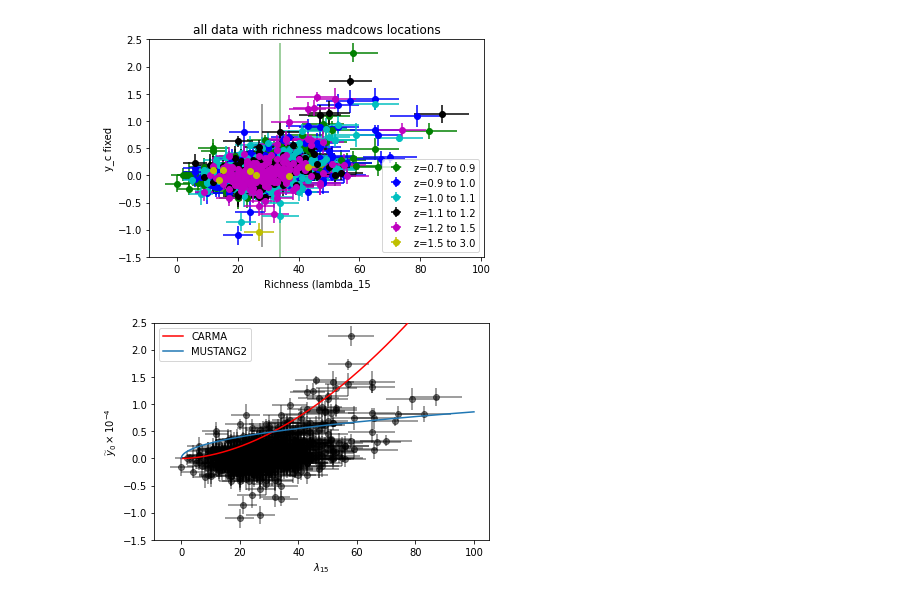
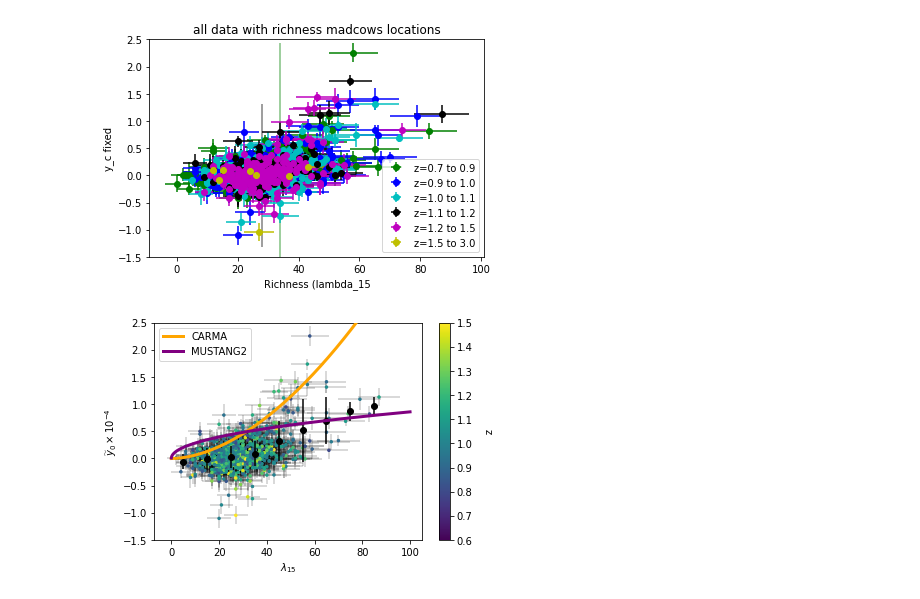
Before and after one commit to Sulla2012/madcowsclusters, a Jupyter notebook: fig6.ipynb, the cells around one changed output. Drawn from its saved outputs; the diff is of its cells as text; code cells hidden in the pictures.

```diff
--- a/fig6.ipynb
+++ b/fig6.ipynb
@@ -138,37 +138,62 @@ mass_from_richness = lambda x: 10.**(alpha*np.log10(x)+beta)
 a2=0.44 #+0.77-0.70
 b2=-0.35 #+1.19-1.31
 mass_from_richness2 = lambda x: 10.**(a2*np.log10(x)+b2)
 
 
 f=plt.figure()
 
 #print(mass_from_richness(x0))
 
 plt.ylim(-1.5, 2.5)
 rl=[0.1,0.7,0.9,1.0,1.1,1.2,1.5,3.]
 yz=np.zeros(len(rl)-1)
 yzw=np.zeros(len(rl)-1)
 n=np.zeros(len(rl)-1)
 colours=['r','g','b','c','k','m','y','p']
 #for rr in range(len(rl)-1) : #first plot the points with large y_c errors
 #    gi_rich2=np.where((richness < 5e4) & (act[1].data[:]['fixed_err_y_c'] > 0.75) & (mc_z > rl[rr]) & (mc_z <= rl[rr+1])  )[0]
 #    if gi_rich2.shape[0] > 0 : plt.errorbar(richness[gi_rich2],act[1].data[gi_rich2]['fixed_y_c'],xerr=richness_e[gi_rich2],yerr=act[1].data[gi_rich2]['fixed_err_y_c'],fmt='o',color=colours[rr],alpha=0.5)
+#print(mc_z)
+
+"""
 for rr in range(len(rl)-1) :
     gi_rich1=np.where((richness < 5e4) & (np.abs(act[1].data[:]['fixed_err_y_c']) <= 0.75) & (mc_z > rl[rr]) & (mc_z <= rl[rr+1]))[0]
     #plt.plot(richness[gi_rich],act[1].data[gi_rich]['fixed_y_c'],'ok')
-    if gi_rich1.shape[0] > 0 : plt.errorbar(richness[gi_rich1],act[1].data[gi_rich1]['fixed_y_c'],xerr=richness_e[gi_rich1],yerr=np.abs(act[1].data[gi_rich1]['fixed_err_y_c']),fmt='o', alpha = 0.5, color = 'black')#,color=colours[rr])#,label='z={} to {}'.format(rl[rr],rl[rr+1]))
+    if gi_rich1.shape[0] > 0 :
+        plt.scatter(richness[gi_rich1], act[1].data[gi_rich1]['fixed_y_c'], c = mc_z[gi_rich1], zorder = 2, vmin = 0, vmax = 2)
+        plt.errorbar(richness[gi_rich1],act[1].data[gi_rich1]['fixed_y_c'],xerr=richness_e[gi_rich1],yerr=np.abs(act[1].data[gi_rich1]['fixed_err_y_c']),fmt='o', alpha = 0.5, color = 'black', zorder = 1)#,color=colours[rr])#,label='z={} to {}'.format(rl[rr],rl[rr+1]))
     yzw[rr]=1.0/np.sqrt(np.sum(1.0/act[1].data[gi_rich1]['fixed_err_y_c']**2))
     yz[rr]=np.sum(act[1].data[gi_rich1]['fixed_y_c']/act[1].data[gi_rich1]['fixed_err_y_c']**2)/np.sum(1.0/act[1].data[gi_rich1]['fixed_err_y_c']**2)
     n[rr]=gi_rich1.shape[0]
+"""
+gi_rich1=np.where((richness > 0) & (richness < 5e4) & (np.abs(act[1].data[:]['fixed_err_y_c']) <= 0.75))[0]
+#plt.scatter(richness[gi_rich1], act[1].data[gi_rich1]['fixed_y_c'], zorder = 2, c = 'green', s = 1)
+plt.scatter(richness[gi_rich1], act[1].data[gi_rich1]['fixed_y_c'], zorder = 2, s = 6, c = mc_z[gi_rich1], vmin = 0.6, vmax = 1.5)
+plt.errorbar(richness[gi_rich1],act[1].data[gi_rich1]['fixed_y_c'],xerr=richness_e[gi_rich1],yerr=np.abs(act[1].data[gi_rich1]['fixed_err_y_c']),
+             fmt='o', alpha = 0.2, ecolor = 'black', zorder = 1, ms = 1)#,color=colours[rr])#,label='z={} to {}'.format(rl[rr],rl[rr+1]))
 
-plt.plot(x0,MtoY0(mass_from_richness(x0), z = 0.4)*1e4, label='CARMA', color = 'r', zorder = 10)
-plt.plot(x0,MtoY0(mass_from_richness2(x0), z = 0.4)*1e4, label='MUSTANG2', zorder = 10)
+r_bins = np.arange(5,95, 10)
+r_binned = np.zeros(len(r_bins))
+r_binned_err = np.zeros(len(r_bins))
+for i, rmean in enumerate(r_bins):
+    flags = np.where((richness > (rmean-5)) & (richness <= (rmean+5)))[0]
+    r_binned[i] = np.mean(act[1].data[flags]['fixed_y_c'])
+    r_binned_err[i] = np.std(act[1].data[flags]['fixed_y_c'])
+
+plt.errorbar(r_bins, r_binned, yerr = r_binned_err, zorder = 4, linestyle = 'none', fmt='o', alpha = 1, color = 'black')
+
+
+cbar = plt.colorbar()
+cbar.set_label('z', rotation=270, labelpad = 20)
+
+plt.plot(x0,MtoY0(mass_from_richness(x0), z = 0.4)*1e4, label='CARMA', color = 'orange', zorder = 10, linewidth = 3)
+plt.plot(x0,MtoY0(mass_from_richness2(x0), z = 0.4)*1e4, label='MUSTANG2', color = 'purple', zorder = 10, linewidth = 3)
 plt.ylabel(r'$\widetilde{y}_0\times 10^{-4}$')
 plt.xlabel(r'$\lambda_{15}$')
 plt.legend()
 plt.savefig('./plots/ACT_y0_forced_by_z_no_large_err.pdf')
 # %% [output]
-[figure, old version]
+[figure, new version]
 # %%
 plt.xlabel('Richness (lambda_15')
 plt.ylabel('y_c fixed')
```
Also changed, not shown: parts of 6 cells of this notebook.
